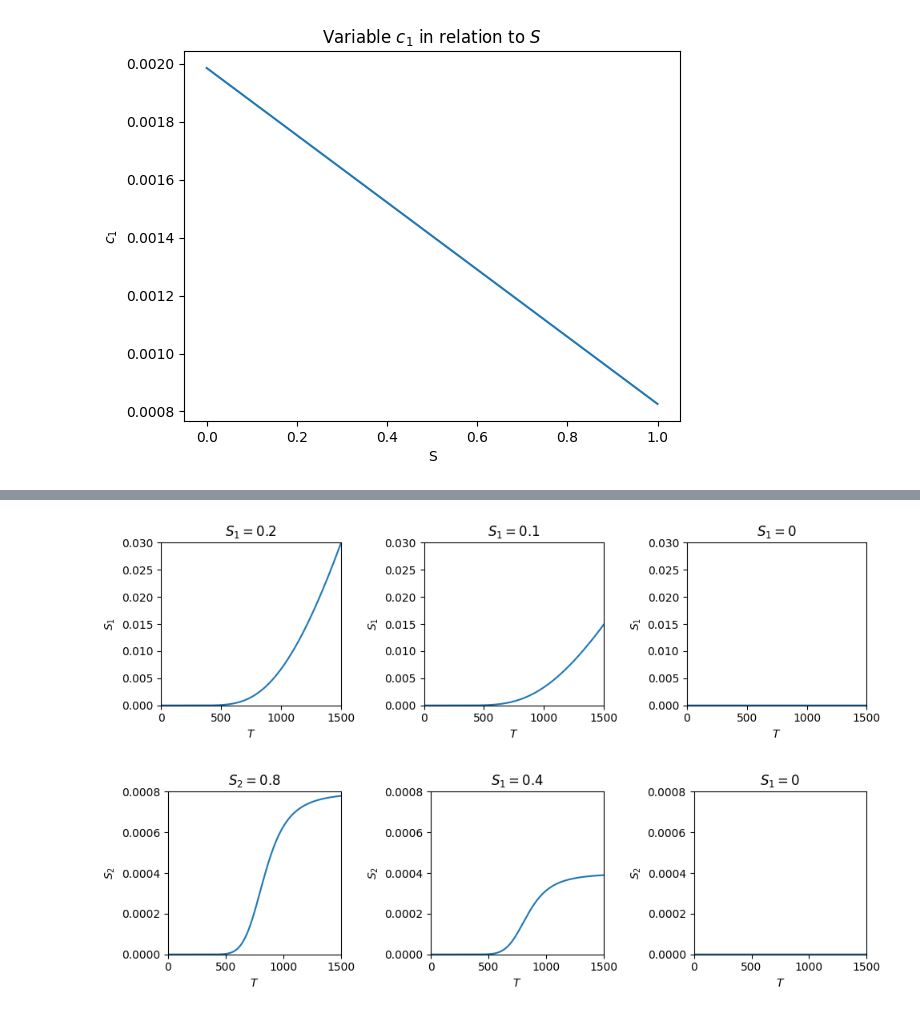
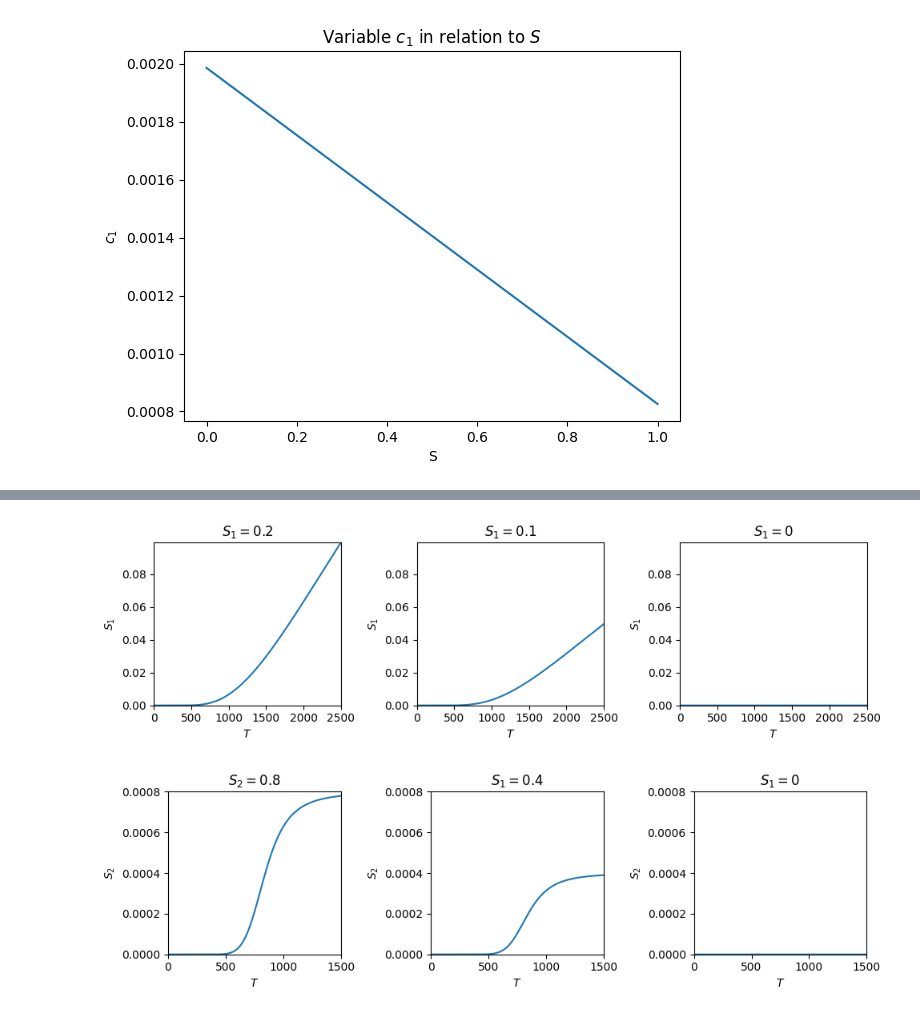
Before and after one commit to fabianhoffmann15012003-wq/Waldbrand-simulation, a Jupyter notebook: graphs.ipynb, the cells around one changed output, grey strips where cells are left out. Drawn from its saved outputs; the diff is of its cells as text; code cells hidden in the pictures.

```diff
--- a/graphs.ipynb
+++ b/graphs.ipynb
@@ -96,37 +86,37 @@ Text(0.5, 1.0, 'change of remaining fuell mass fraction of water $S_1$ in relati
 # %%
-t = np.array(range(1500))
+t = np.array(range(2500))
 ds1 = calc_dS_1(t)
 ds10 = calc_dS_1(t, s1=0)
 ds1m = calc_dS_1(t, s1=0.1)
 
 fig, axes = plt.subplots(1, 3, figsize=(10, 3))
 ax = axes.ravel()
 ax[0].plot(t,ds1)
 ax[0].set_xlabel("$T$")
 ax[0].set_ylabel("$S_1$")
 ax[0].set_title("$S_1=0.2$")
-ax[0].set_ylim([0,0.03])
-ax[0].set_xlim([0,1500])
+ax[0].set_ylim([0,np.max(ds1)])
+ax[0].set_xlim([0,2500])
 ax[1].plot(t,ds1m)
 ax[1].set_xlabel("$T$")
 ax[1].set_ylabel("$S_1$")
 ax[1].set_title("$S_1=0.1$")
-ax[1].set_ylim([0,0.03])
-ax[1].set_xlim([0,1500])
+ax[1].set_ylim([0,np.max(ds1)])
+ax[1].set_xlim([0,2500])
 ax[2].plot(t,ds10)
 ax[2].set_xlabel("$T$")
 ax[2].set_ylabel("$S_1$")
 ax[2].set_title("$S_1=0$")
-ax[2].set_ylim([0,0.03])
-ax[2].set_xlim([0,1500])
+ax[2].set_ylim([0,np.max(ds1)])
+ax[2].set_xlim([0,2500])
 
 #plt.title("change of remaining fuell mass fraction of water $S_1$ in relation to Temperature $T$")
 
 
 fig.tight_layout()
 plt.show()
 # %% [output]
-[figure, old version]
+[figure, new version]
 # %%
 t = np.array(range(1500))
 ds2 = calc_dS_2(t)
```
Also changed, not shown: parts of 3 cells of this notebook.
